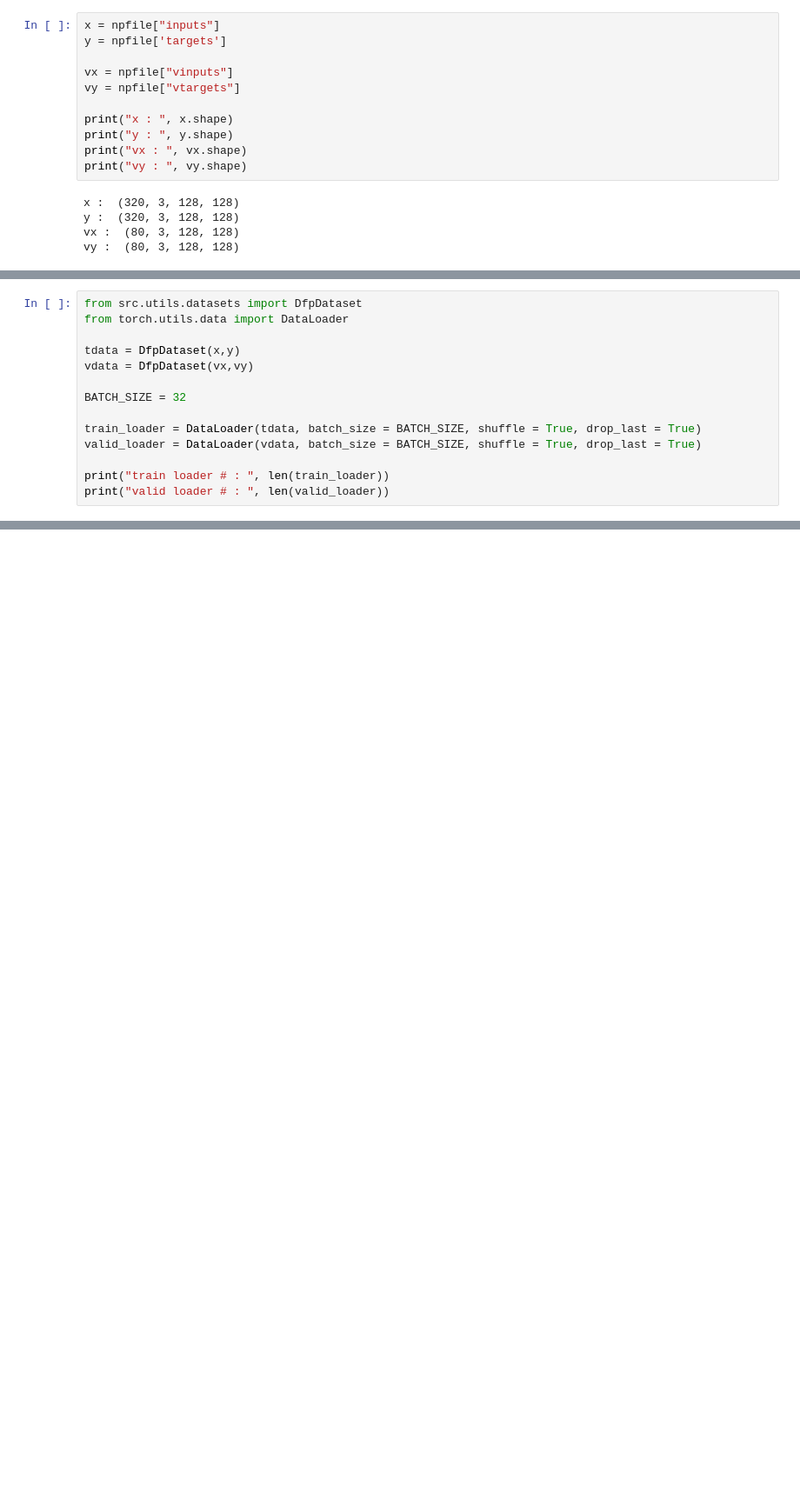
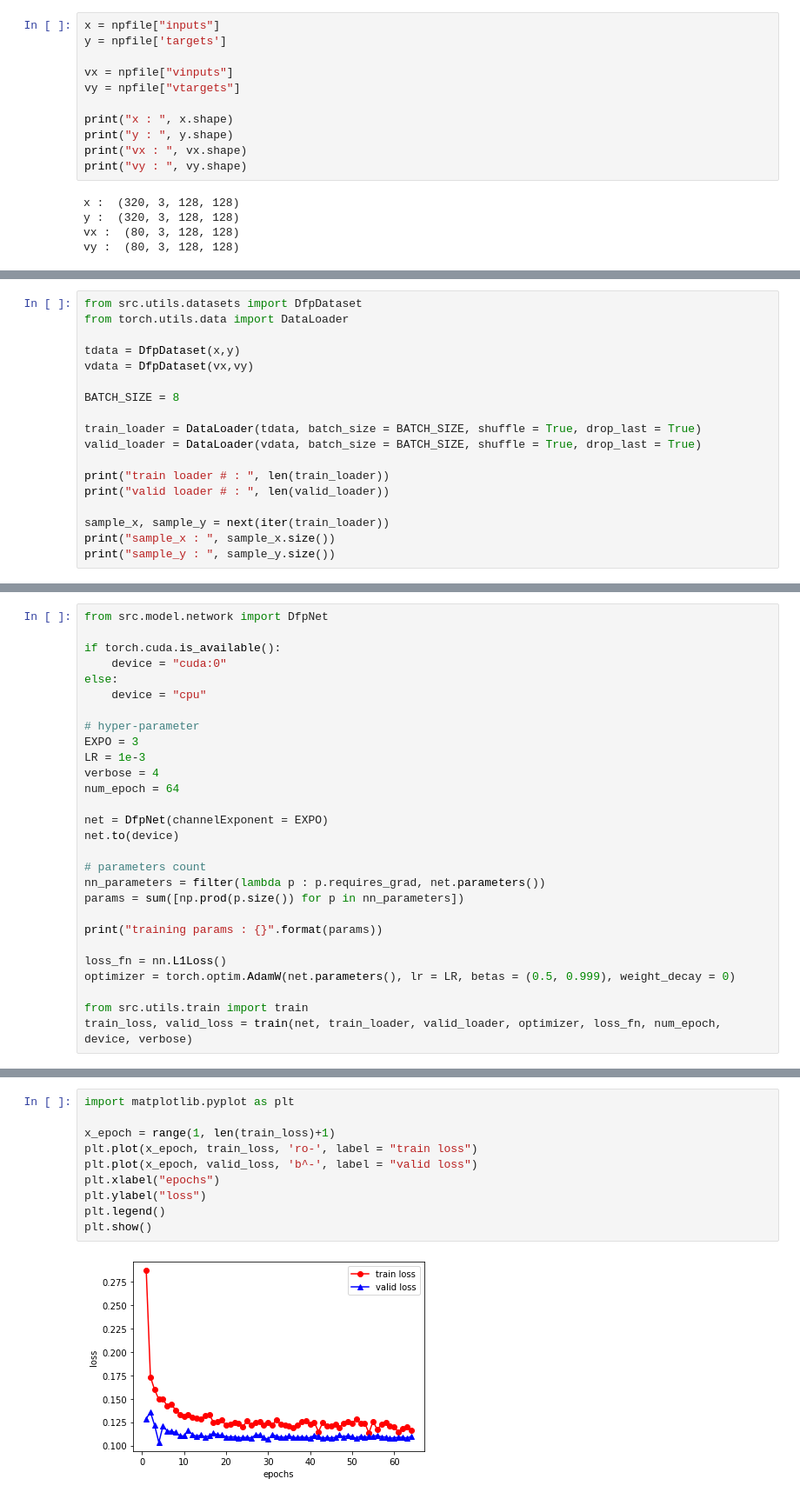
Before and after one commit to ZINZINBIN/Physics-informed-ml-study, a Jupyter notebook: lecture03/main.ipynb, the cells around one changed output, grey strips where cells are left out. Shown at 87% size. Saved outputs shown, nothing was run; the diff lists cells and outputs as text; blank space fills up the shorter version.

```diff
--- a/lecture03/main.ipynb
+++ b/lecture03/main.ipynb
@@ -40,11 +39,15 @@ from torch.utils.data import DataLoader
 tdata = DfpDataset(x,y)
 vdata = DfpDataset(vx,vy)
 
-BATCH_SIZE = 32
+BATCH_SIZE = 8
 
 train_loader = DataLoader(tdata, batch_size = BATCH_SIZE, shuffle = True, drop_last = True)
 valid_loader = DataLoader(vdata, batch_size = BATCH_SIZE, shuffle = True, drop_last = True)
 
 print("train loader # : ", len(train_loader))
 print("valid loader # : ", len(valid_loader))
+
+sample_x, sample_y = next(iter(train_loader))
+print("sample_x : ", sample_x.size())
+print("sample_y : ", sample_y.size())
 # %% [output]
@@ -52,0 +58,28 @@ valid loader # :  2
+# %%
+from src.model.network import DfpNet
+
+if torch.cuda.is_available():
+    device = "cuda:0"
+else:
+    device = "cpu"
+
+# hyper-parameter
+EXPO = 3
+LR = 1e-3
+verbose = 4
+num_epoch = 64
+
+net = DfpNet(channelExponent = EXPO)
+net.to(device)
+
+# parameters count
+nn_parameters = filter(lambda p : p.requires_grad, net.parameters())
+params = sum([np.prod(p.size()) for p in nn_parameters])
+
+print("training params : {}".format(params))
+
+loss_fn = nn.L1Loss()
+optimizer = torch.optim.AdamW(net.parameters(), lr = LR, betas = (0.5, 0.999), weight_decay = 0)
+
+from src.utils.train import train
+train_loss, valid_loss = train(net, train_loader, valid_loader, optimizer, loss_fn, num_epoch, device, verbose)
@@ -52,0 +104,12 @@ valid loader # :  2
+# %%
+import matplotlib.pyplot as plt
+
+x_epoch = range(1, len(train_loss)+1)
+plt.plot(x_epoch, train_loss, 'ro-', label = "train loss")
+plt.plot(x_epoch, valid_loss, 'b^-', label = "valid loss")
+plt.xlabel("epochs")
+plt.ylabel("loss")
+plt.legend()
+plt.show()
+# %% [output]
+[figure, added]
```
Also changed, not shown: parts of 5 cells of this notebook, 5 other files.
